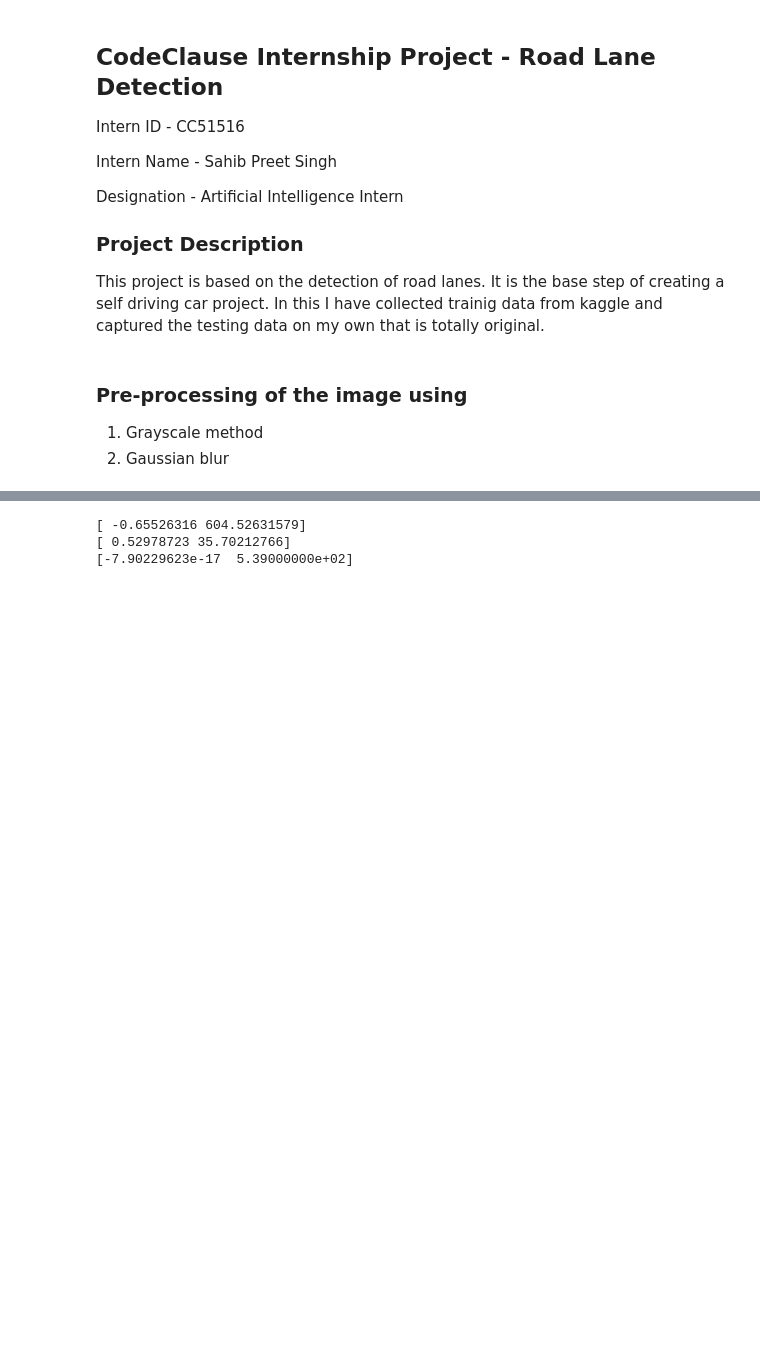
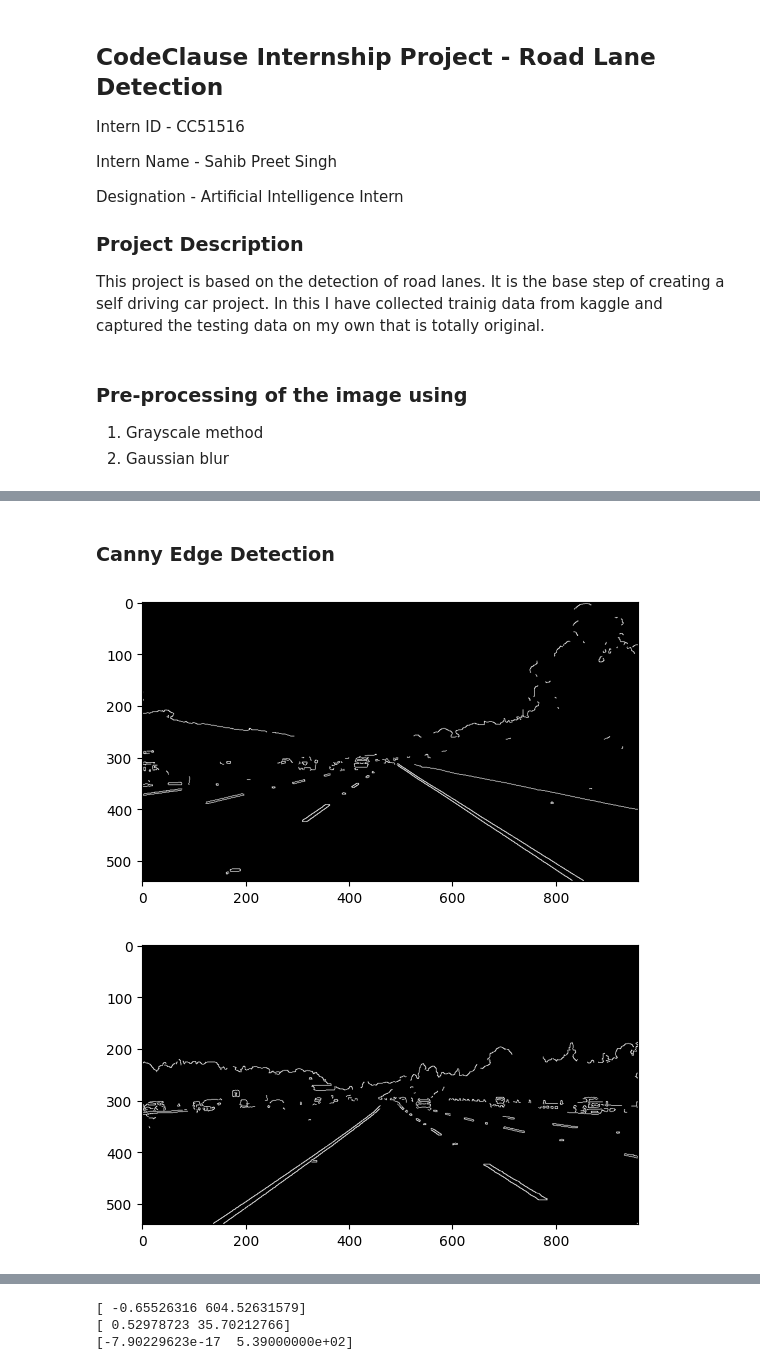
Before and after one commit to Sahib61003/CodeClauseInternship_RoadLaneDetection, a Jupyter notebook: project.ipynb, the cells around one changed output, grey strips where cells are left out. Saved outputs shown, nothing was run; the diff lists cells and outputs as text; code cells hidden in the pictures; blank space fills up the shorter version.

```diff
--- a/project.ipynb
+++ b/project.ipynb
@@ -13,7 +13,3 @@ import matplotlib.pyplot as plt
 import matplotlib.image as mpimg
 import numpy as np
 import cv2
-# %%
-img = mpimg.imread("C:\python\CodeClauseInternship_RoadLaneDetection\imgs\swr.jpg")
-yheight = img.shape[0]
-xwidth = img.shape[1]
@@ -44,0 +58,17 @@ plt.show()
+# %% [markdown]
+### Canny Edge Detection
+# %%
+def canny(img, low_threshold, high_threshold):
+        return cv2.Canny(img, low_threshold, high_threshold)
+
+minTh = 150
+maxTh = 220
+edgeDetectedImage1 = canny(gaussianBlur1, minTh, maxTh)
+plt.imshow(edgeDetectedImage1, cmap="Greys_r")
+plt.show()
+edgeDetectedImage2 = canny(gaussianBlur2, minTh, maxTh)
+plt.imshow(edgeDetectedImage2, cmap="Greys_r")
+plt.show()
+# %% [output]
+[figure, added]
+[figure, added]
```
Also changed, not shown: parts of 9 cells of this notebook, 1 other file.
